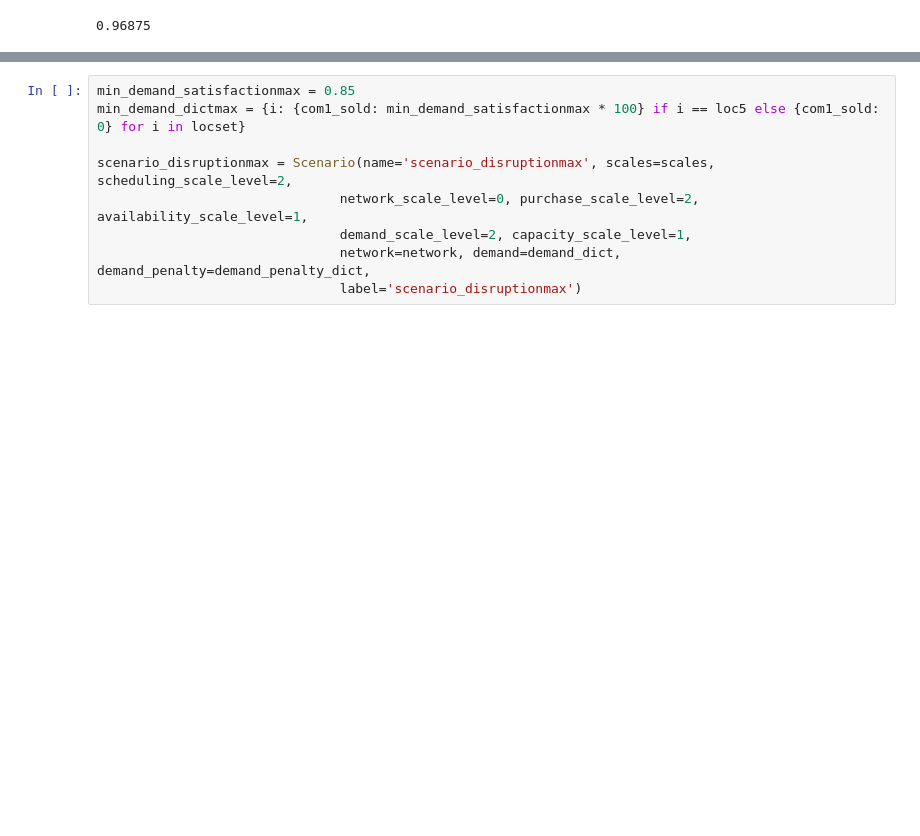
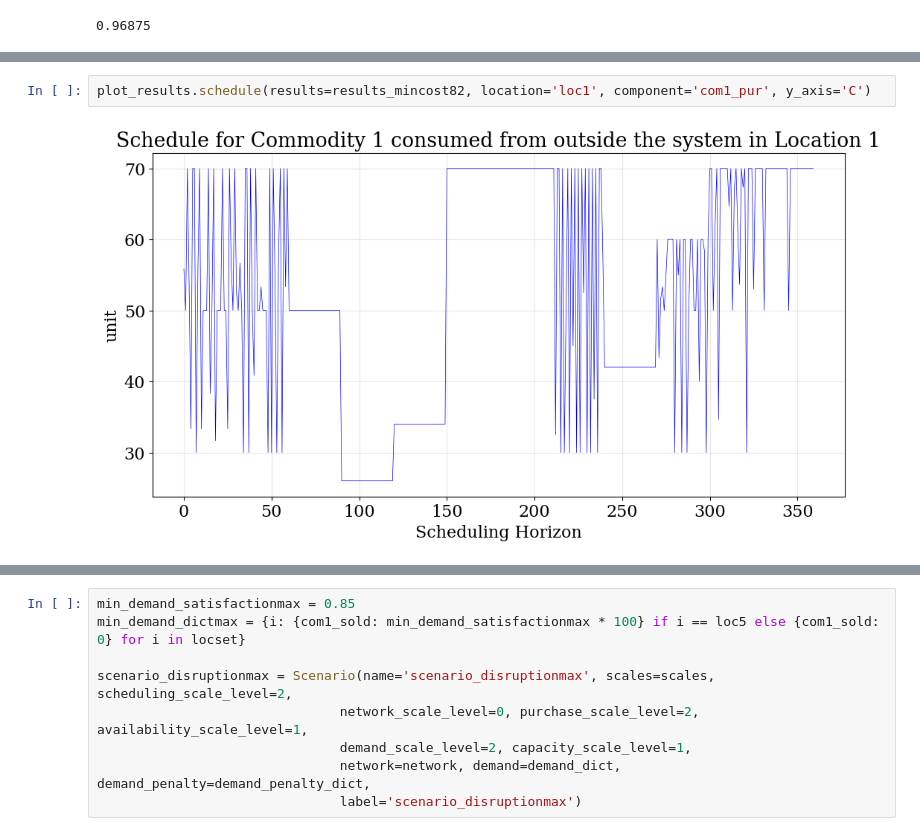
Before and after one commit to TAMUparametric/energiapy, a Jupyter notebook: docs/notebooks/ivanov-model/AIChE Fall 2023/Test.ipynb, the cells around one changed output, grey strips where cells are left out. Drawn from its saved outputs; the diff is of its cells as text; blank space fills up the shorter version.

```diff
--- a/docs/notebooks/ivanov-model/AIChE Fall 2023/Test.ipynb
+++ b/docs/notebooks/ivanov-model/AIChE Fall 2023/Test.ipynb
@@ -848,4 +832,8 @@ plot_results.transport(results=results_mincost, source='loc7', sink='loc5', tran
 [figure]
+# %%
+plot_results.schedule(results=results_mincost82, location='loc1', component='com1_pur', y_axis='C')
+# %% [output]
+[figure, added]
 # %%
 results_mincost.output['objective']
 # %% [output]
```
Also changed, not shown: parts of 18 cells of this notebook, 2 other files.
